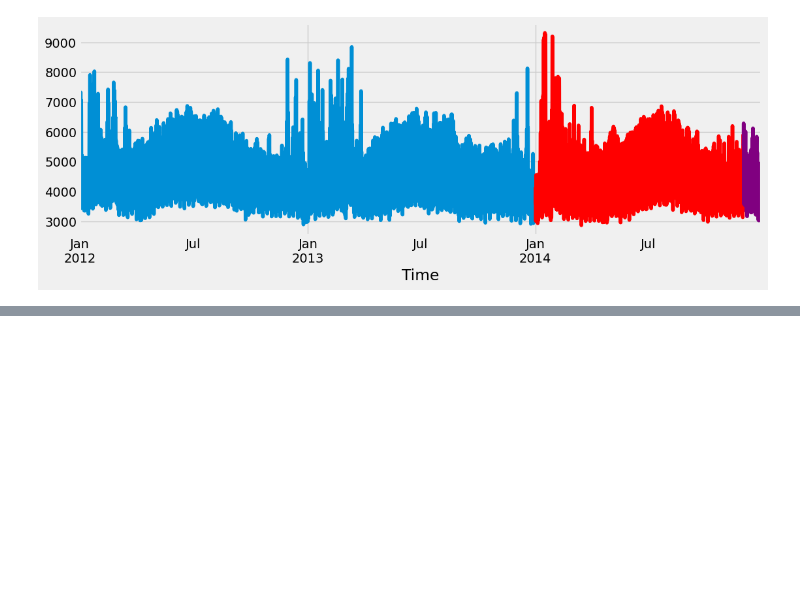
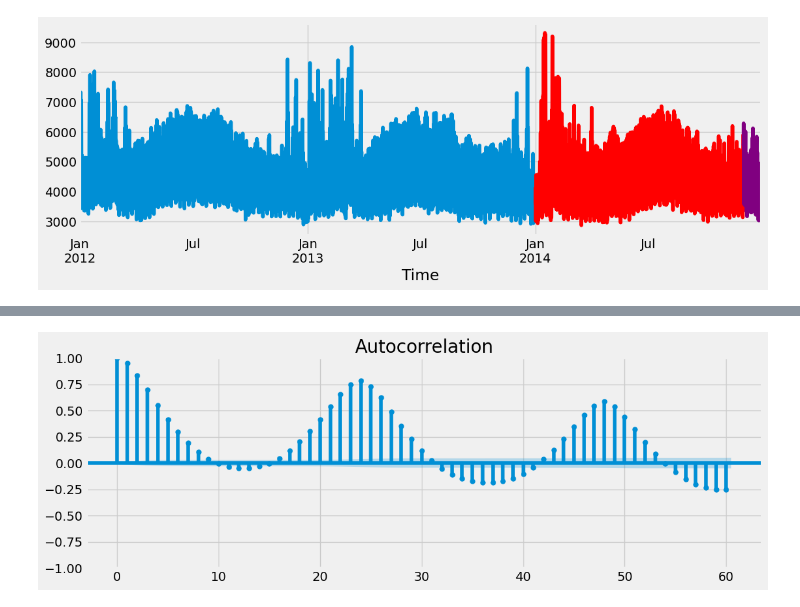
Before and after one commit to LorenzoPorrasDuque/cientifica, a Jupyter notebook: seriesDeTiempo/seriesDeTiempo.ipynb, the cells around one changed output, grey strips where cells are left out. Cells and saved outputs as stored; diff of their text form; code cells hidden in the pictures; blank space fills up the shorter version.

Commit message:
Serie de tiempo

```diff
--- a/seriesDeTiempo/seriesDeTiempo.ipynb
+++ b/seriesDeTiempo/seriesDeTiempo.ipynb
@@ -134,0 +149,8 @@ plt.show()
+# %%
+#Grafico de autocorrelacion
+# Autocorelation mode la correalcion enre la serie y sus valores pasados
+fig, ax = plt.subplots(figsize=(12, 4))
+plot_acf(data['Demand'], lags=60, ax=ax)
+plt.show()
+# %% [output]
+[figure, added]
```
Also changed, not shown: parts of 16 cells of this notebook, 1 other file.
